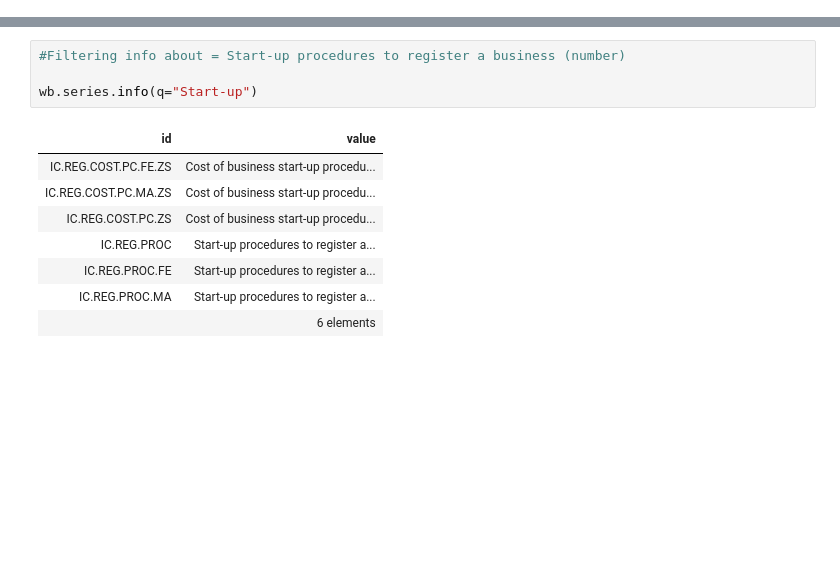
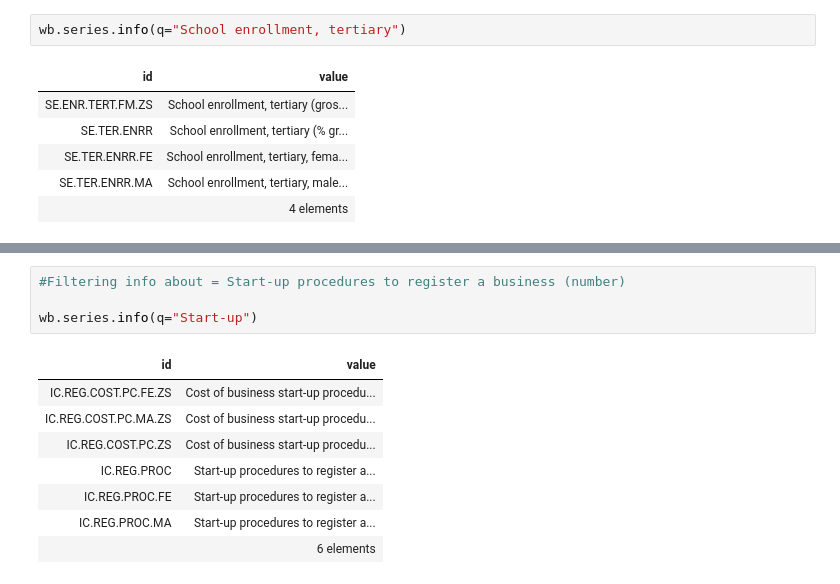
Before and after one commit to JaimeSastreCrespo/Project_2_Python_SQL_Poverty, a Jupyter notebook: Python_SQL_Project_Poverty.ipynb, the cells around one changed output, grey strips where cells are left out. Drawn from its saved outputs; the diff is of its cells as text; blank space fills up the shorter version.

```diff
--- a/Python_SQL_Project_Poverty.ipynb
+++ b/Python_SQL_Project_Poverty.ipynb
@@ -27 +110,10 @@ Requirement already satisfied: certifi>=2017.4.17 in /usr/local/lib/python3.7/di
+# %%
+wb.series.info(q="School enrollment, tertiary")
+# %% [output]
+| id | value |
+| SE.ENR.TERT.FM.ZS | School enrollment, tertiary (gros... |
+| SE.TER.ENRR | School enrollment, tertiary (% gr... |
+| SE.TER.ENRR.FE | School enrollment, tertiary, fema... |
+| SE.TER.ENRR.MA | School enrollment, tertiary, male... |
+|  | 4 elements |
 # %%
```
Also changed, not shown: parts of 11 cells of this notebook.
